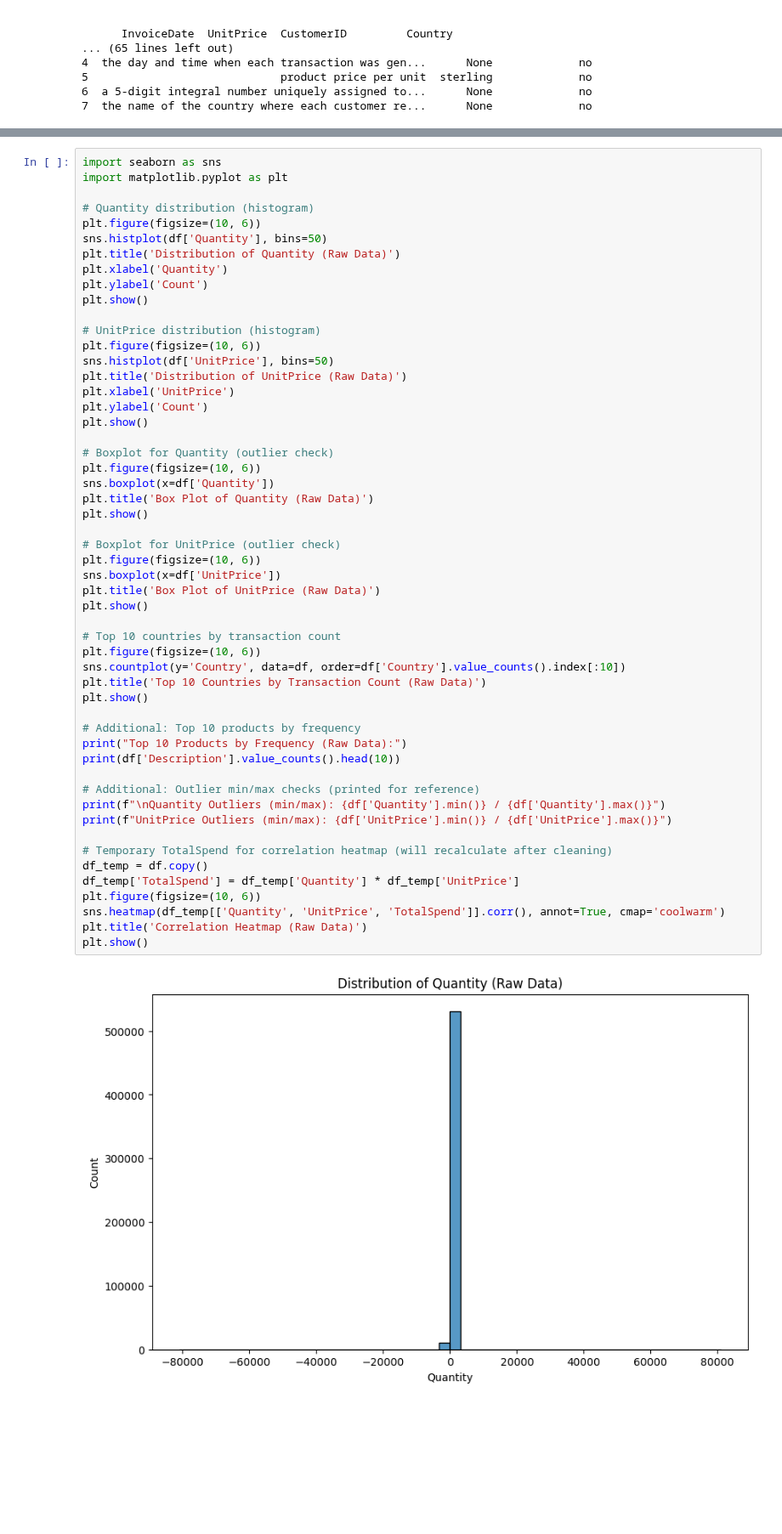
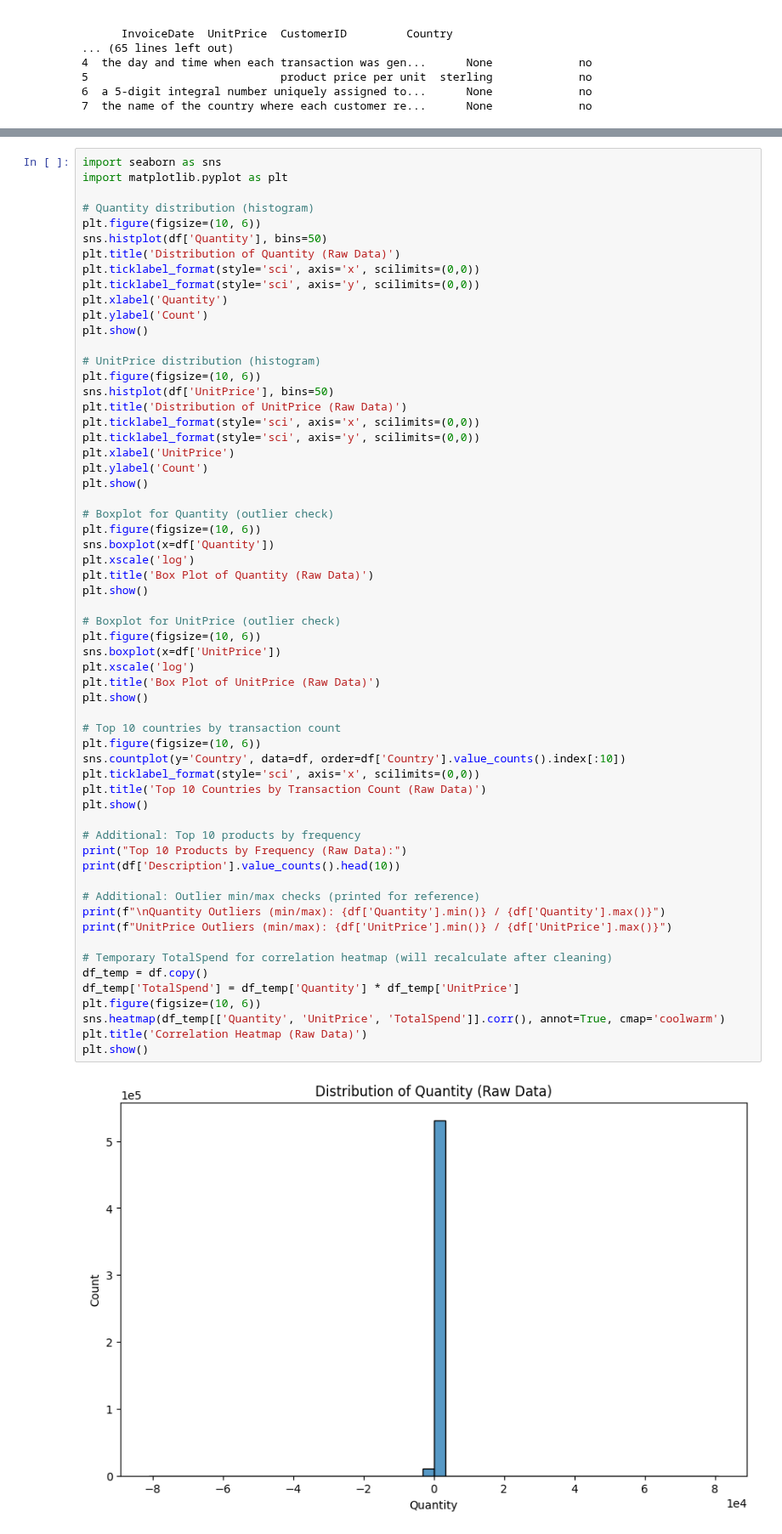
Before and after one commit to JerisonP/ecommerce-personalization-ml, a Jupyter notebook: exploratory_data_alaysis.ipynb, the cells around one changed output, grey strips where cells are left out. Shown at 85% size. Drawn from its saved outputs; the diff is of its cells as text; blank space fills up the shorter version.

```diff
--- a/exploratory_data_alaysis.ipynb
+++ b/exploratory_data_alaysis.ipynb
@@ -56,6 +56,8 @@ import matplotlib.pyplot as plt
 plt.figure(figsize=(10, 6))
 sns.histplot(df['Quantity'], bins=50)
 plt.title('Distribution of Quantity (Raw Data)')
+plt.ticklabel_format(style='sci', axis='x', scilimits=(0,0))
+plt.ticklabel_format(style='sci', axis='y', scilimits=(0,0))
 plt.xlabel('Quantity')
 plt.ylabel('Count')
 plt.show()
@@ -64,6 +66,8 @@ plt.show()
 plt.figure(figsize=(10, 6))
 sns.histplot(df['UnitPrice'], bins=50)
 plt.title('Distribution of UnitPrice (Raw Data)')
+plt.ticklabel_format(style='sci', axis='x', scilimits=(0,0))
+plt.ticklabel_format(style='sci', axis='y', scilimits=(0,0))
 plt.xlabel('UnitPrice')
 plt.ylabel('Count')
 plt.show()
@@ -71,35 +75,38 @@ plt.show()
 # Boxplot for Quantity (outlier check)
 plt.figure(figsize=(10, 6))
 sns.boxplot(x=df['Quantity'])
+plt.xscale('log')
 plt.title('Box Plot of Quantity (Raw Data)')
 plt.show()
 
 # Boxplot for UnitPrice (outlier check)
 plt.figure(figsize=(10, 6))
 sns.boxplot(x=df['UnitPrice'])
+plt.xscale('log')
 plt.title('Box Plot of UnitPrice (Raw Data)')
 plt.show()
 
 # Top 10 countries by transaction count
 plt.figure(figsize=(10, 6))
 sns.countplot(y='Country', data=df, order=df['Country'].value_counts().index[:10])
+plt.ticklabel_format(style='sci', axis='x', scilimits=(0,0))
 plt.title('Top 10 Countries by Transaction Count (Raw Data)')
 plt.show()
 
 # Additional: Top 10 products by frequency
 print("Top 10 Products by Frequency (Raw Data):")
 print(df['Description'].value_counts().head(10))
 
 # Additional: Outlier min/max checks (printed for reference)
 print(f"\nQuantity Outliers (min/max): {df['Quantity'].min()} / {df['Quantity'].max()}")
 print(f"UnitPrice Outliers (min/max): {df['UnitPrice'].min()} / {df['UnitPrice'].max()}")
 
 # Temporary TotalSpend for correlation heatmap (will recalculate after cleaning)
 df_temp = df.copy()
 df_temp['TotalSpend'] = df_temp['Quantity'] * df_temp['UnitPrice']
 plt.figure(figsize=(10, 6))
 sns.heatmap(df_temp[['Quantity', 'UnitPrice', 'TotalSpend']].corr(), annot=True, cmap='coolwarm')
 plt.title('Correlation Heatmap (Raw Data)')
 plt.show()
 # %% [output]
-[figure, old version]
+[figure, new version]
```
Also changed, not shown: parts of 9 cells of this notebook.
